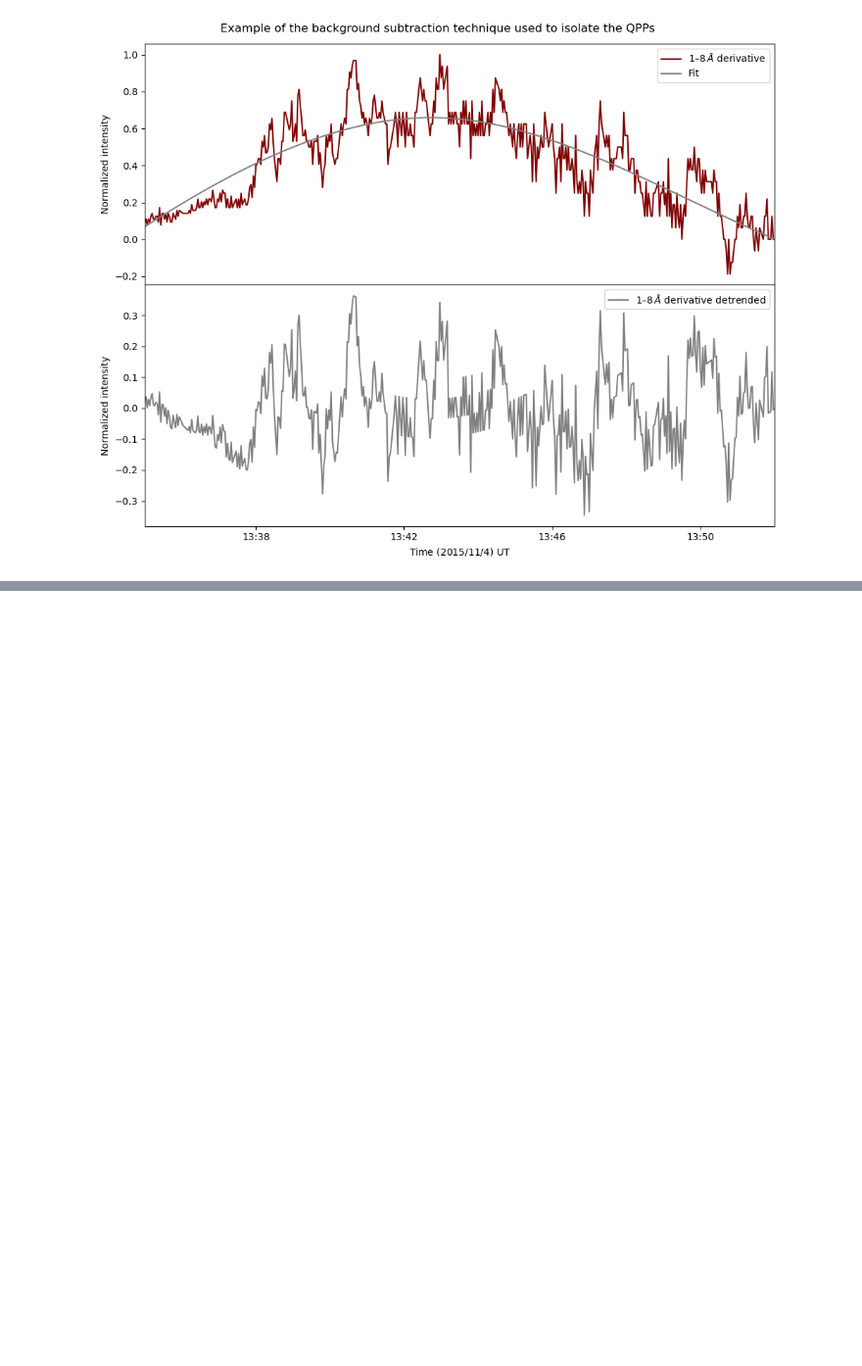
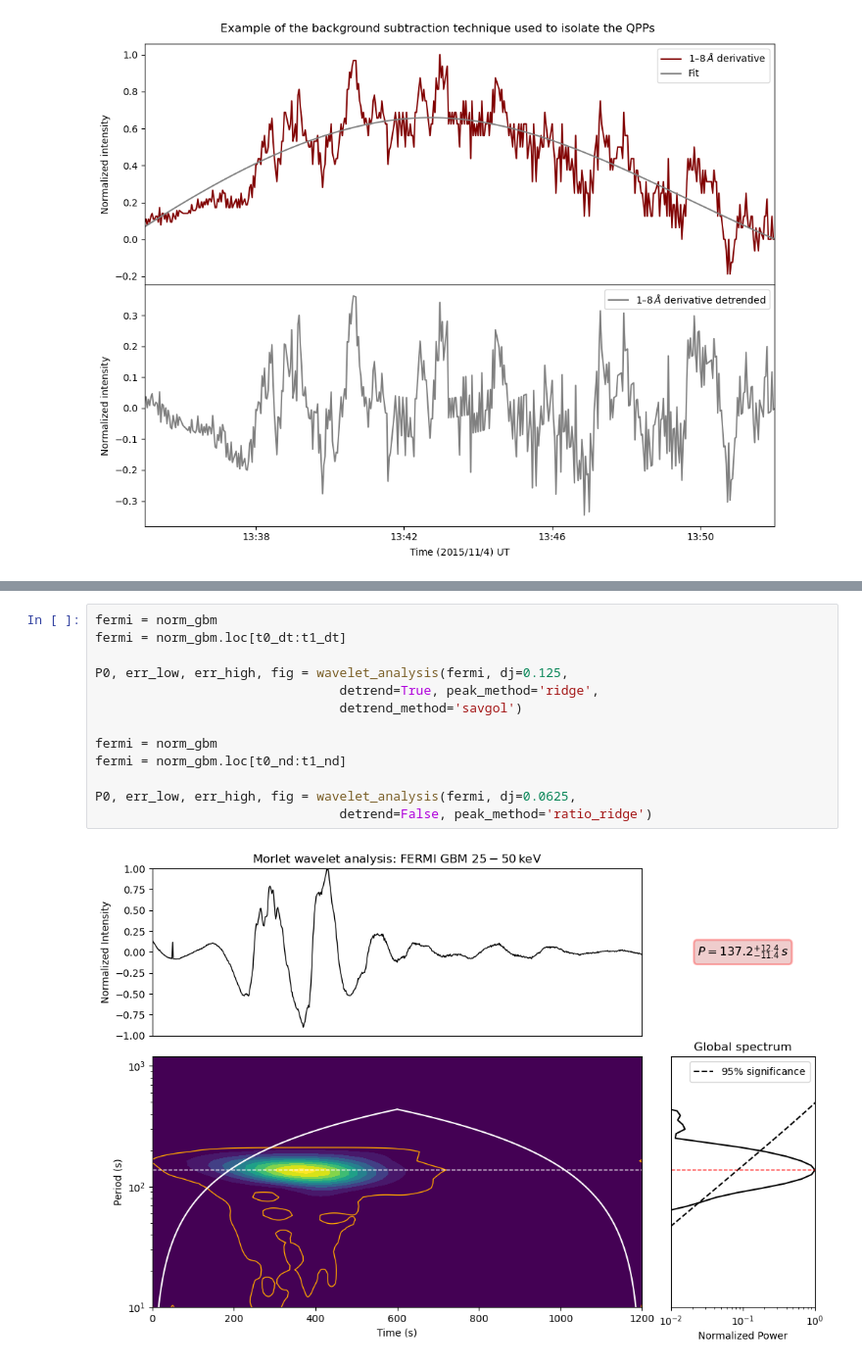
Before and after one commit to zorzeus/solar_flares_internship, a Jupyter notebook: sfi_01.ipynb, the cells around one changed output, grey strips where cells are left out. Shown at 98% size. Saved outputs shown, nothing was run; the diff lists cells and outputs as text; blank space fills up the shorter version.

```diff
--- a/sfi_01.ipynb
+++ b/sfi_01.ipynb
@@ -885,0 +724,15 @@ ValueError: No significant QPP found in 100.0-250.0s band
+# %%
+fermi = norm_gbm
+fermi = norm_gbm.loc[t0_dt:t1_dt]
+
+P0, err_low, err_high, fig = wavelet_analysis(fermi, dj=0.125,
+                                detrend=True, peak_method='ridge',
+                                detrend_method='savgol')
+
+fermi = norm_gbm
+fermi = norm_gbm.loc[t0_nd:t1_nd]
+
+P0, err_low, err_high, fig = wavelet_analysis(fermi, dj=0.0625,
+                                detrend=False, peak_method='ratio_ridge')
+# %% [output]
+[figure, added]
```
Also changed, not shown: parts of 24 cells of this notebook.
